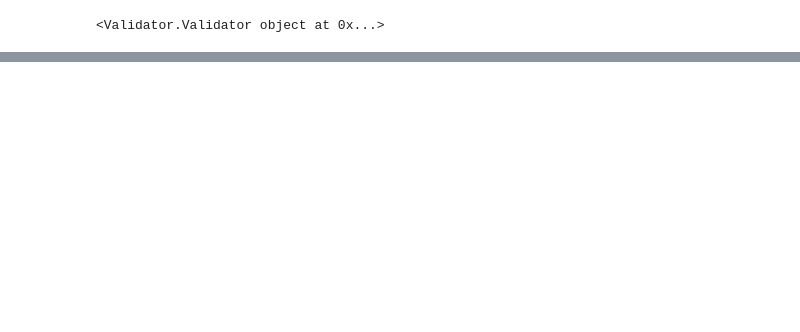
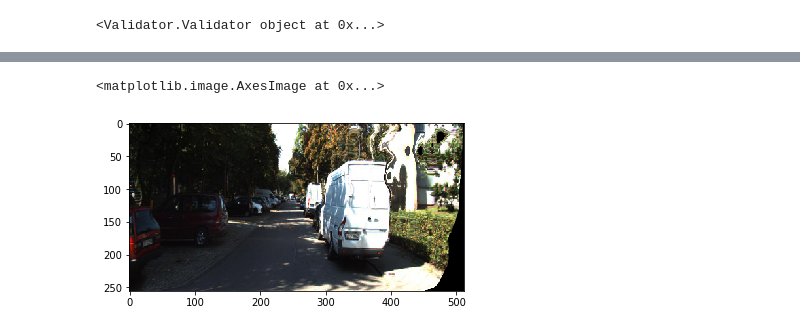
Before and after one commit to chenliz1/CS684-Project, a Jupyter notebook: Script.ipynb, the cells around one changed output, grey strips where cells are left out. Drawn from its saved outputs; the diff is of its cells as text; code cells hidden in the pictures; blank space fills up the shorter version.

```diff
--- a/Script.ipynb
+++ b/Script.ipynb
@@ -92,0 +194,5 @@ plt.imshow(disp4_np, cmap="plasma")
+# %%
+plt.imshow(np.transpose(np.squeeze(im_left.detach().numpy()), axes=(1,2,0)))
+# %% [output]
+<matplotlib.image.AxesImage at 0x...>
+[figure, added]
```
Also changed, not shown: parts of 23 cells of this notebook, 6 other files.
